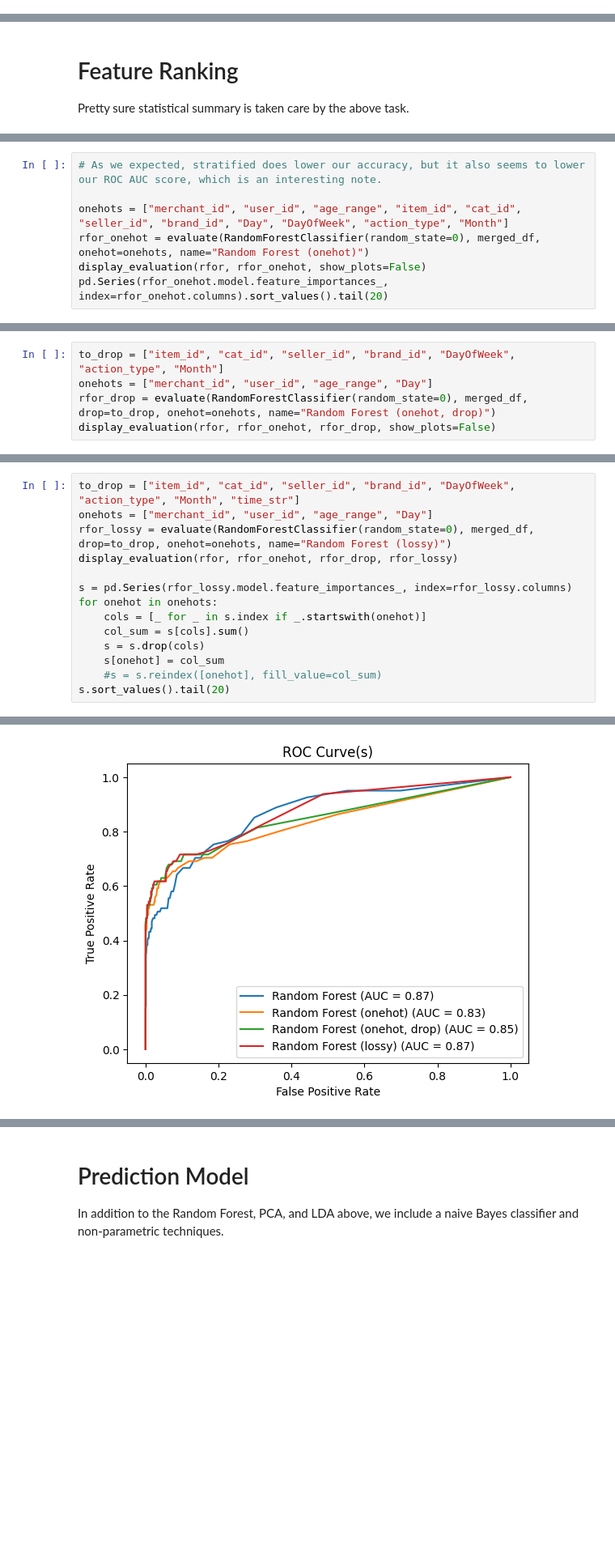
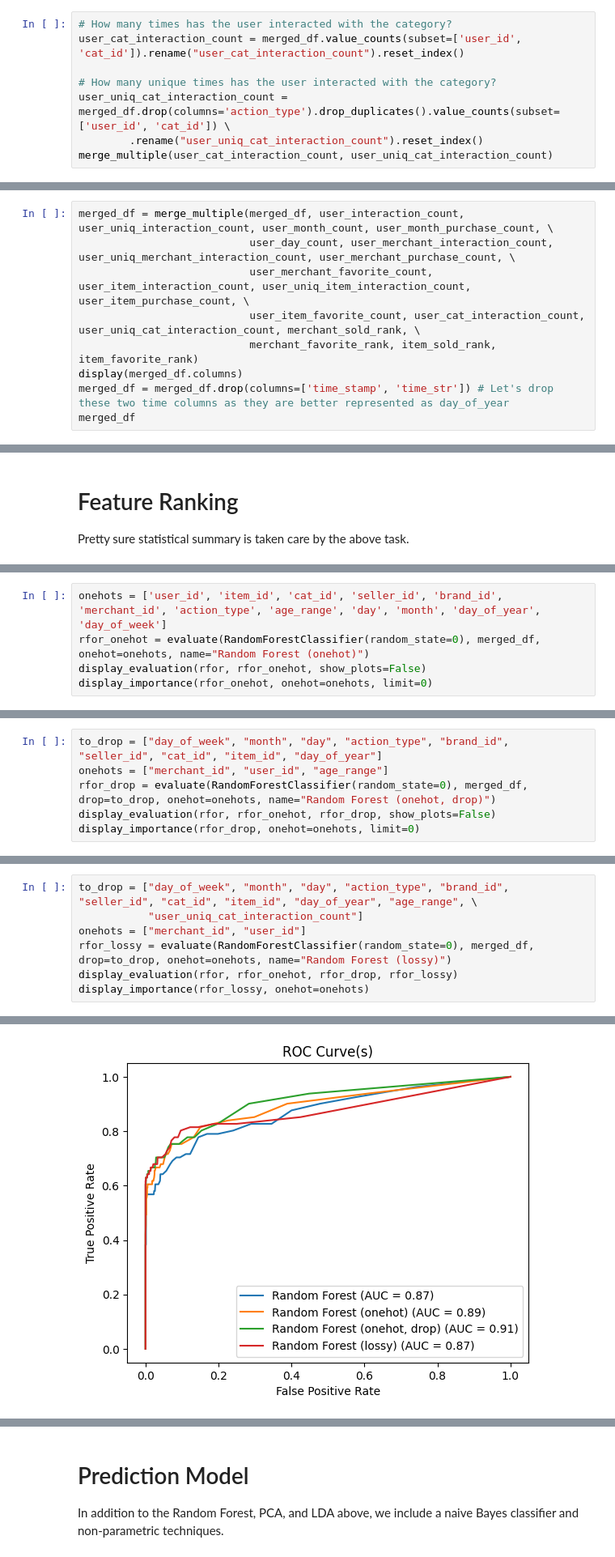
Before and after one commit to satyam04sharma/CECS550_FinalProject, a Jupyter notebook: CECS550_PR_Final_Project.ipynb, the cells around one changed output, grey strips where cells are left out. Shown at 81% size. Saved outputs shown, nothing was run; the diff lists cells and outputs as text; blank space fills up the shorter version.

```diff
--- a/CECS550_PR_Final_Project.ipynb
+++ b/CECS550_PR_Final_Project.ipynb
@@ -125,0 +242,8 @@ merged_df.describe()
+# %%
+# How many times has the user interacted with the category?
+user_cat_interaction_count = merged_df.value_counts(subset=['user_id', 'cat_id']).rename("user_cat_interaction_count").reset_index()
+
+# How many unique times has the user interacted with the category?
+user_uniq_cat_interaction_count = merged_df.drop(columns='action_type').drop_duplicates().value_counts(subset=['user_id', 'cat_id']) \
+        .rename("user_uniq_cat_interaction_count").reset_index()
+merge_multiple(user_cat_interaction_count, user_uniq_cat_interaction_count)
@@ -125,0 +316,9 @@ merged_df.describe()
+# %%
+merged_df = merge_multiple(merged_df, user_interaction_count, user_uniq_interaction_count, user_month_count, user_month_purchase_count, \
+                           user_day_count, user_merchant_interaction_count, user_uniq_merchant_interaction_count, user_merchant_purchase_count, \
+                           user_merchant_favorite_count, user_item_interaction_count, user_uniq_item_interaction_count, user_item_purchase_count, \
+                           user_item_favorite_count, user_cat_interaction_count, user_uniq_cat_interaction_count, merchant_sold_rank, \
+                           merchant_favorite_rank, item_sold_rank, item_favorite_rank)
+display(merged_df.columns)
+merged_df = merged_df.drop(columns=['time_stamp', 'time_str']) # Let's drop these two time columns as they are better represented as day_of_year
+merged_df
@@ -306,10 +584,8 @@ merchant_id    0.271736
 dtype: float64
 # %%
-# As we expected, stratified does lower our accuracy, but it also seems to lower our ROC AUC score, which is an interesting note.
-
-onehots = ["merchant_id", "user_id", "age_range", "item_id", "cat_id", "seller_id", "brand_id", "Day", "DayOfWeek", "action_type", "Month"]
+onehots = ['user_id', 'item_id', 'cat_id', 'seller_id', 'brand_id', 'merchant_id', 'action_type', 'age_range', 'day', 'month', 'day_of_year', 'day_of_week']
 rfor_onehot = evaluate(RandomForestClassifier(random_state=0), merged_df, onehot=onehots, name="Random Forest (onehot)")
 display_evaluation(rfor, rfor_onehot, show_plots=False)
-pd.Series(rfor_onehot.model.feature_importances_, index=rfor_onehot.columns).sort_values().tail(20)
+display_importance(rfor_onehot, onehot=onehots, limit=0)
 # %% [output]
 |  | Accuracy | Precision | Recall | F1 Score | ROC AUC Score |
@@ -360,7 +611,8 @@ dtype: float64
 # %%
-to_drop = ["item_id", "cat_id", "seller_id", "brand_id", "DayOfWeek", "action_type", "Month"]
-onehots = ["merchant_id", "user_id", "age_range", "Day"]
+to_drop = ["day_of_week", "month", "day", "action_type", "brand_id", "seller_id", "cat_id", "item_id", "day_of_year"]
+onehots = ["merchant_id", "user_id", "age_range"]
 rfor_drop = evaluate(RandomForestClassifier(random_state=0), merged_df, drop=to_drop, onehot=onehots, name="Random Forest (onehot, drop)")
 display_evaluation(rfor, rfor_onehot, rfor_drop, show_plots=False)
+display_importance(rfor_drop, onehot=onehots, limit=0)
 # %% [output]
 |  | Accuracy | Precision | Recall | F1 Score | ROC AUC Score |
@@ -388,16 +640,9 @@ dtype: float64
 # %%
-to_drop = ["item_id", "cat_id", "seller_id", "brand_id", "DayOfWeek", "action_type", "Month", "time_str"]
-onehots = ["merchant_id", "user_id", "age_range", "Day"]
+to_drop = ["day_of_week", "month", "day", "action_type", "brand_id", "seller_id", "cat_id", "item_id", "day_of_year", "age_range", \
+           "user_uniq_cat_interaction_count"]
+onehots = ["merchant_id", "user_id"]
 rfor_lossy = evaluate(RandomForestClassifier(random_state=0), merged_df, drop=to_drop, onehot=onehots, name="Random Forest (lossy)")
 display_evaluation(rfor, rfor_onehot, rfor_drop, rfor_lossy)
-
-s = pd.Series(rfor_lossy.model.feature_importances_, index=rfor_lossy.columns)
-for onehot in onehots:
-    cols = [_ for _ in s.index if _.startswith(onehot)]
-    col_sum = s[cols].sum()
-    s = s.drop(cols)
-    s[onehot] = col_sum
-    #s = s.reindex([onehot], fill_value=col_sum)
-s.sort_values().tail(20)
+display_importance(rfor_lossy, onehot=onehots)
 # %% [output]
 |  | Accuracy | Precision | Recall | F1 Score | ROC AUC Score |
@@ -408 +653 @@ s.sort_values().tail(20)
-[figure, old version]
+[figure, new version]
```
Also changed, not shown: parts of 52 cells of this notebook.
